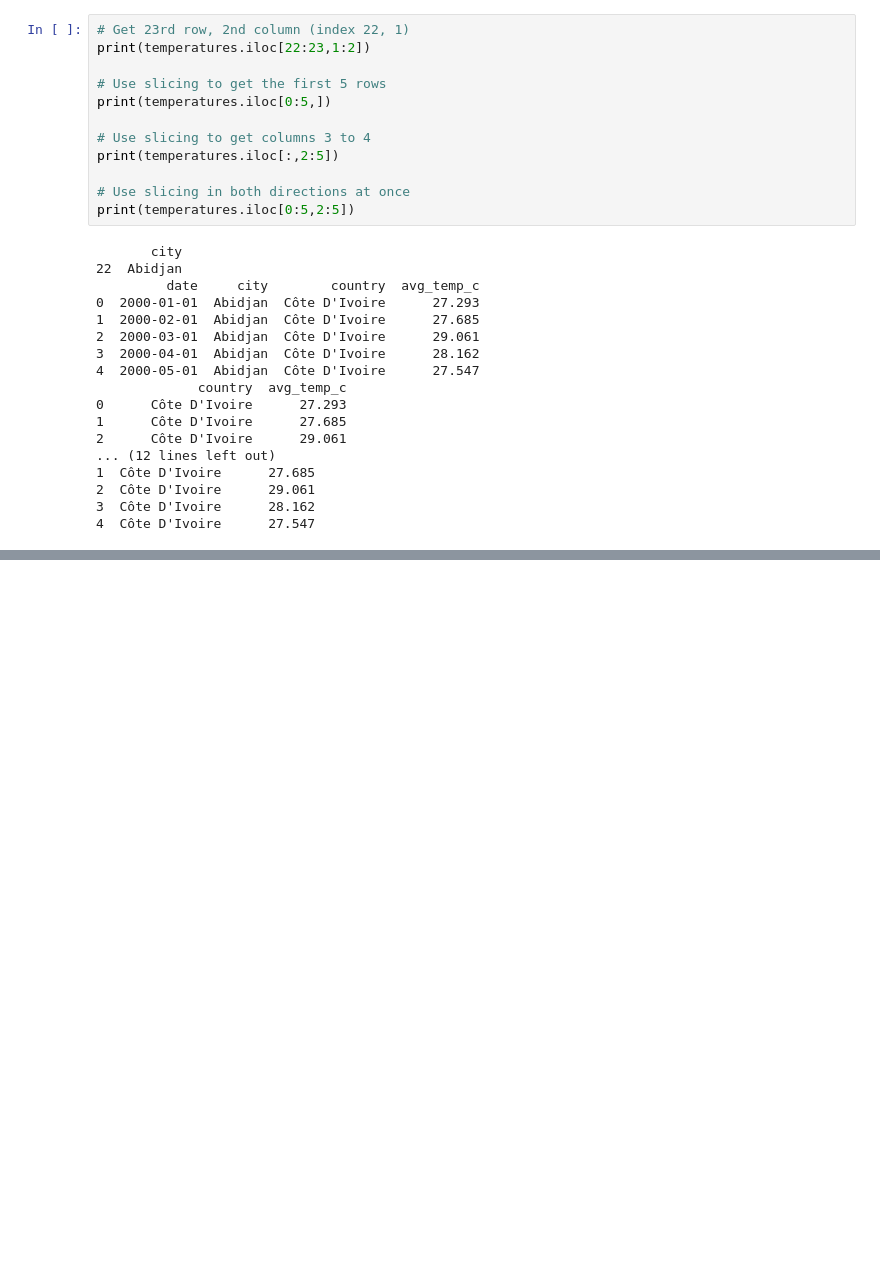
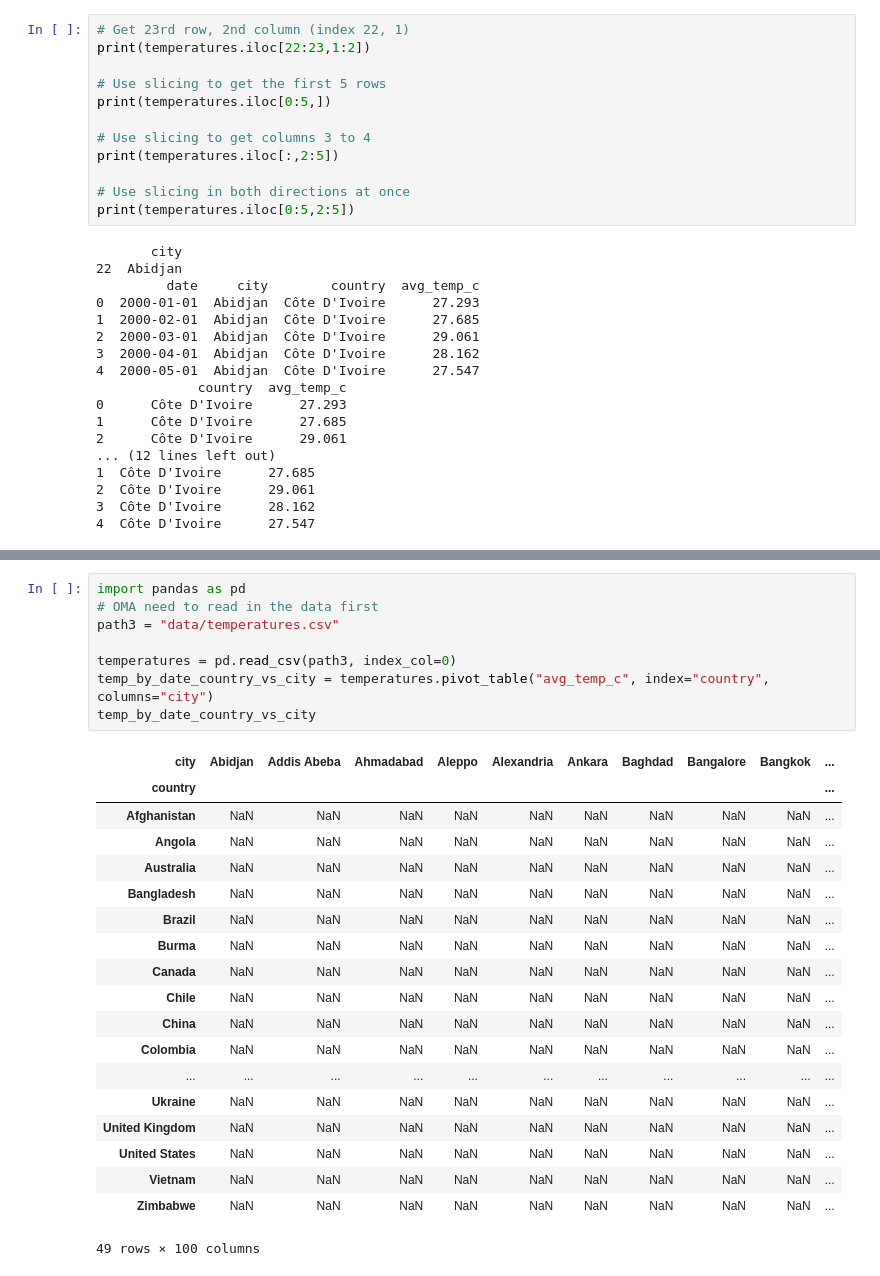
Before and after one commit to flyin01/dc, a Jupyter notebook: data_manipulation_w_pandas.ipynb, the cells around one changed output, grey strips where cells are left out. Cells and saved outputs as stored; diff of their text form; blank space fills up the shorter version.

```diff
--- a/data_manipulation_w_pandas.ipynb
+++ b/data_manipulation_w_pandas.ipynb
@@ -1816,0 +1822,28 @@ TBD
+# %%
+import pandas as pd
+# OMA need to read in the data first
+path3 = "data/temperatures.csv"
+
+temperatures = pd.read_csv(path3, index_col=0)
+temp_by_date_country_vs_city = temperatures.pivot_table("avg_temp_c", index="country", columns="city")
+temp_by_date_country_vs_city
+# %% [output]
+| city | Abidjan | Addis Abeba | Ahmadabad | Aleppo | Alexandria | Ankara | Baghdad | Bangalore | Bangkok | ... |
+| country |  |  |  |  |  |  |  |  |  | ... |
+| Afghanistan | NaN | NaN | NaN | NaN | NaN | NaN | NaN | NaN | NaN | ... |
+| Angola | NaN | NaN | NaN | NaN | NaN | NaN | NaN | NaN | NaN | ... |
+| Australia | NaN | NaN | NaN | NaN | NaN | NaN | NaN | NaN | NaN | ... |
+| Bangladesh | NaN | NaN | NaN | NaN | NaN | NaN | NaN | NaN | NaN | ... |
+| Brazil | NaN | NaN | NaN | NaN | NaN | NaN | NaN | NaN | NaN | ... |
+| Burma | NaN | NaN | NaN | NaN | NaN | NaN | NaN | NaN | NaN | ... |
+| Canada | NaN | NaN | NaN | NaN | NaN | NaN | NaN | NaN | NaN | ... |
+| Chile | NaN | NaN | NaN | NaN | NaN | NaN | NaN | NaN | NaN | ... |
+| China | NaN | NaN | NaN | NaN | NaN | NaN | NaN | NaN | NaN | ... |
+| Colombia | NaN | NaN | NaN | NaN | NaN | NaN | NaN | NaN | NaN | ... |
+| ... | ... | ... | ... | ... | ... | ... | ... | ... | ... | ... |
+| Ukraine | NaN | NaN | NaN | NaN | NaN | NaN | NaN | NaN | NaN | ... |
+| United Kingdom | NaN | NaN | NaN | NaN | NaN | NaN | NaN | NaN | NaN | ... |
+| United States | NaN | NaN | NaN | NaN | NaN | NaN | NaN | NaN | NaN | ... |
+| Vietnam | NaN | NaN | NaN | NaN | NaN | NaN | NaN | NaN | NaN | ... |
+| Zimbabwe | NaN | NaN | NaN | NaN | NaN | NaN | NaN | NaN | NaN | ... |
+49 rows × 100 columns
```
Also changed, not shown: parts of 18 cells of this notebook.
